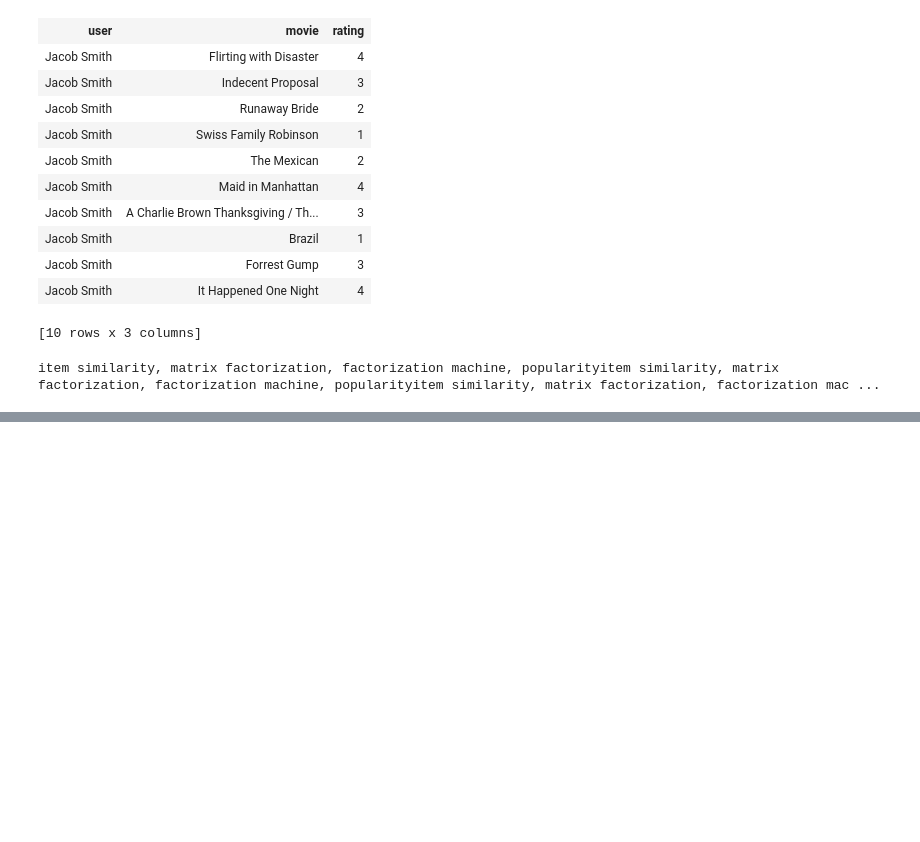
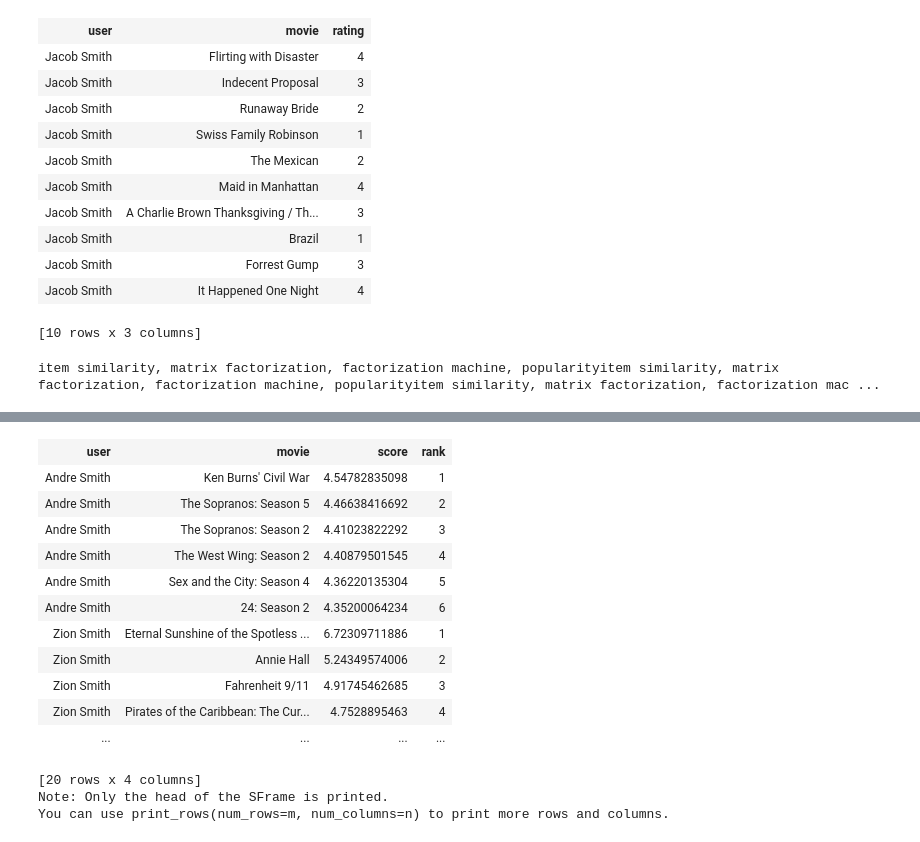
Before and after one commit to nyghtowl/GraphLab_Practice, a Jupyter notebook: GraphLab Recommender WB.ipynb, the cells around one changed output, grey strips where cells are left out. Drawn from its saved outputs; the diff is of its cells as text; code cells hidden in the pictures; blank space fills up the shorter version.

Commit message:
Made recommendations.

```diff
--- a/GraphLab Recommender WB.ipynb
+++ b/GraphLab Recommender WB.ipynb
@@ -34,0 +49,20 @@ model = graphlab.recommender.create(data, user_column="user", item_column="movie
+# %%
+# You can now make recommendations for all the users you've just trained on
+results = model.recommend(users=None, k=6)
+results.head(20)
+# %% [output]
+| user | movie | score | rank |
+| Andre Smith | Ken Burns' Civil War | 4.54782835098 | 1 |
+| Andre Smith | The Sopranos: Season 5 | 4.46638416692 | 2 |
+| Andre Smith | The Sopranos: Season 2 | 4.41023822292 | 3 |
+| Andre Smith | The West Wing: Season 2 | 4.40879501545 | 4 |
+| Andre Smith | Sex and the City: Season 4 | 4.36220135304 | 5 |
+| Andre Smith | 24: Season 2 | 4.35200064234 | 6 |
+| Zion Smith | Eternal Sunshine of the Spotless ... | 6.72309711886 | 1 |
+| Zion Smith | Annie Hall | 5.24349574006 | 2 |
+| Zion Smith | Fahrenheit 9/11 | 4.91745462685 | 3 |
+| Zion Smith | Pirates of the Caribbean: The Cur... | 4.7528895463 | 4 |
+| ... | ... | ... | ... |
+[20 rows x 4 columns]
+Note: Only the head of the SFrame is printed.
+You can use print_rows(num_rows=m, num_columns=n) to print more rows and columns.
```
Also changed, not shown: parts of 1 cell of this notebook.
